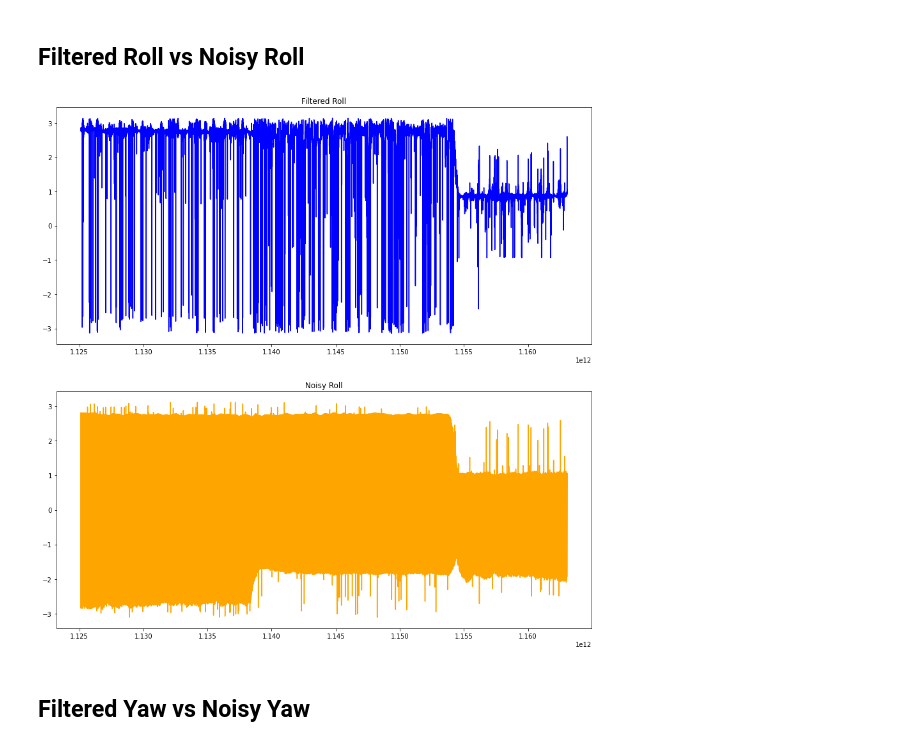
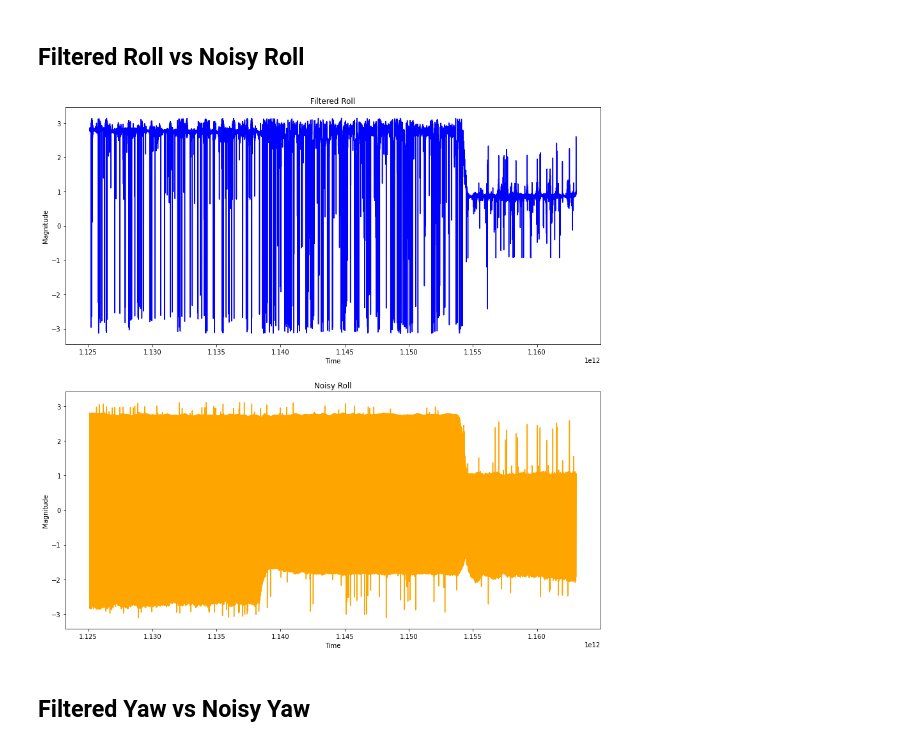
Before and after one commit to ZJTAN97/FilterSignalsProject, a Jupyter notebook: CA Qn 2/hoveringangles.ipynb, the cells around one changed output. Saved outputs shown, nothing was run; the diff lists cells and outputs as text; code cells hidden in the pictures.

```diff
--- a/CA Qn 2/hoveringangles.ipynb
+++ b/CA Qn 2/hoveringangles.ipynb
@@ -144,7 +144,7 @@ def normalize(a, b, c):
     To normalize the values before appending R Matrix
 
     Args:
-    `a`, `b`, `c`
+    a, b, c
 
     Returns:
     Normalizing value
@@ -157,10 +157,10 @@ def plotter(ax, x_values, y_values, **kwargs):
     Plotting helper function
 
     Args:
-    `plotting axe`, `x_values`, `v_values`, `x_label`, `y_label`, `title of plot`, `line color`
+    plotting axe, x_values, v_values, x_label, y_label, title of plot, line color
 
     Returns:
-    `Matplotlib graph`
+    Matplotlib graph
     """
     title = kwargs['title'] if 'title' in kwargs.keys() else None
     x_label = kwargs['x_label'] if 'x_label' in kwargs.keys() else None
@@ -400,10 +400,10 @@ for i in range(len(noisy_acc_x)):
 ## Filtered Roll vs Noisy Roll
 # %%
 fig, (ax1, ax2) = plt.subplots(2, 1, figsize=(15,15))
-plotter(ax1, ts_noisy_acc, all_filtered_roll, title='Filtered Roll', color='b')
-plotter(ax2, ts_noisy_acc, all_noisy_roll, title='Noisy Roll', color='orange')
+plotter(ax1, ts_noisy_acc, all_filtered_roll, x_label='Time', y_label='Magnitude', title='Filtered Roll', color='b')
+plotter(ax2, ts_noisy_acc, all_noisy_roll, x_label='Time', y_label='Magnitude', title='Noisy Roll', color='orange')
 # %% [output]
-[figure, old version]
+[figure, new version]
 # %% [markdown]
 ## Filtered Yaw vs Noisy Yaw
 # %%
```
Also changed, not shown: parts of 5 cells of this notebook.
